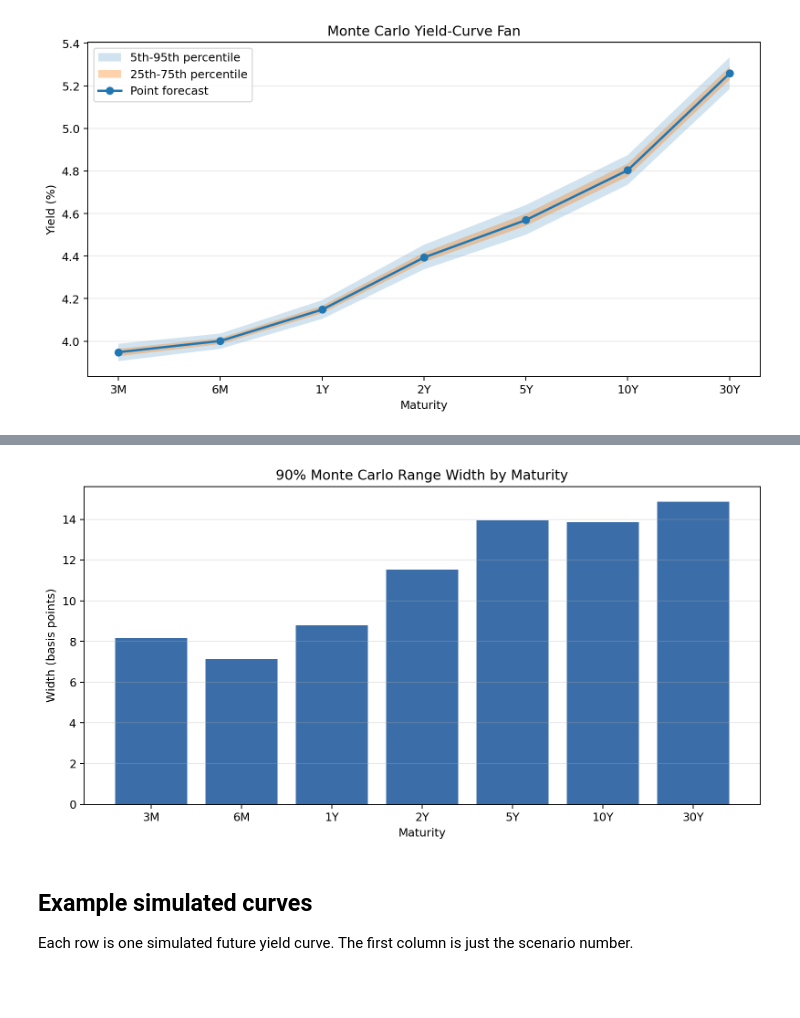
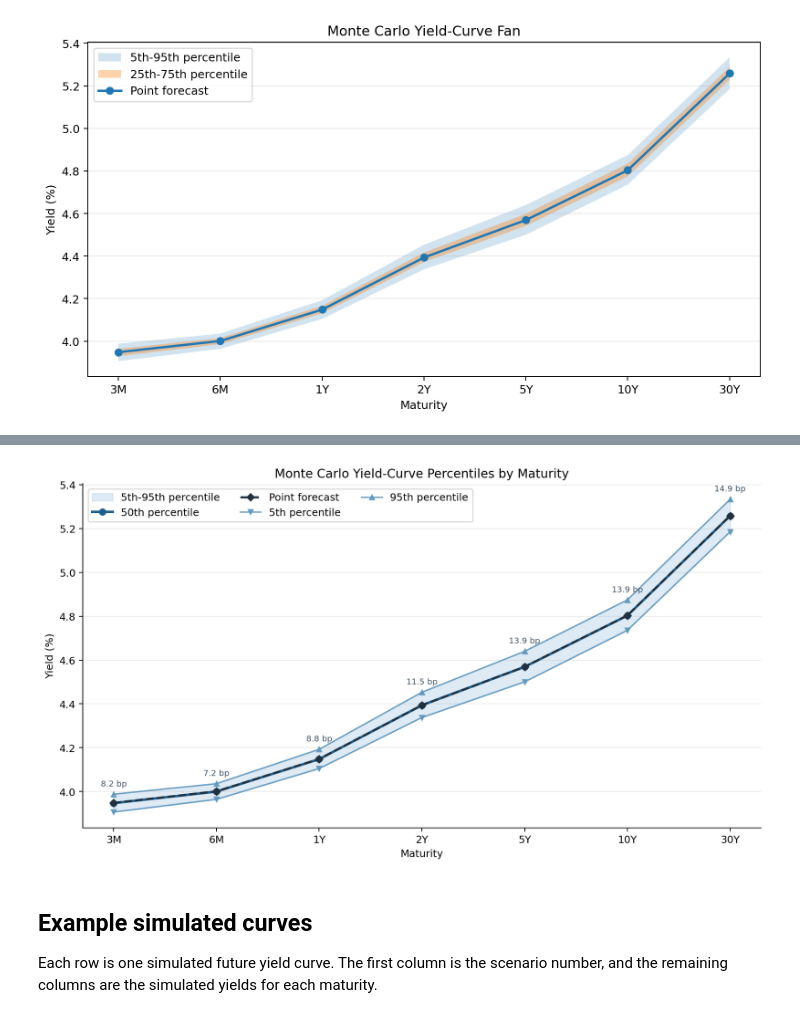
Before and after one commit to diyasaxena17/tresonance, a Jupyter notebook: notebooks/07_stochastic_uncertainty.ipynb, the cells around one changed output, grey strips where cells are left out. Cells and saved outputs as stored; diff of their text form; code cells hidden in the pictures; blank space fills up the shorter version.

```diff
--- a/notebooks/07_stochastic_uncertainty.ipynb
+++ b/notebooks/07_stochastic_uncertainty.ipynb
@@ -100,8 +137,9 @@ ranges
 # %%
-display(Image(filename=RANGE_FIGURE))
+assert RANGE_FIGURE.exists(), RANGE_FIGURE
+display(Image(filename=str(RANGE_FIGURE)))
 # %% [output]
-[figure, old version]
+[figure, new version]
 # %% [markdown]
 ## Example simulated curves
 
-Each row is one simulated future yield curve. The first column is just the scenario number.
+Each row is one simulated future yield curve. The first column is the scenario number, and the remaining columns are the simulated yields for each maturity.
```
Also changed, not shown: parts of 15 cells of this notebook.
